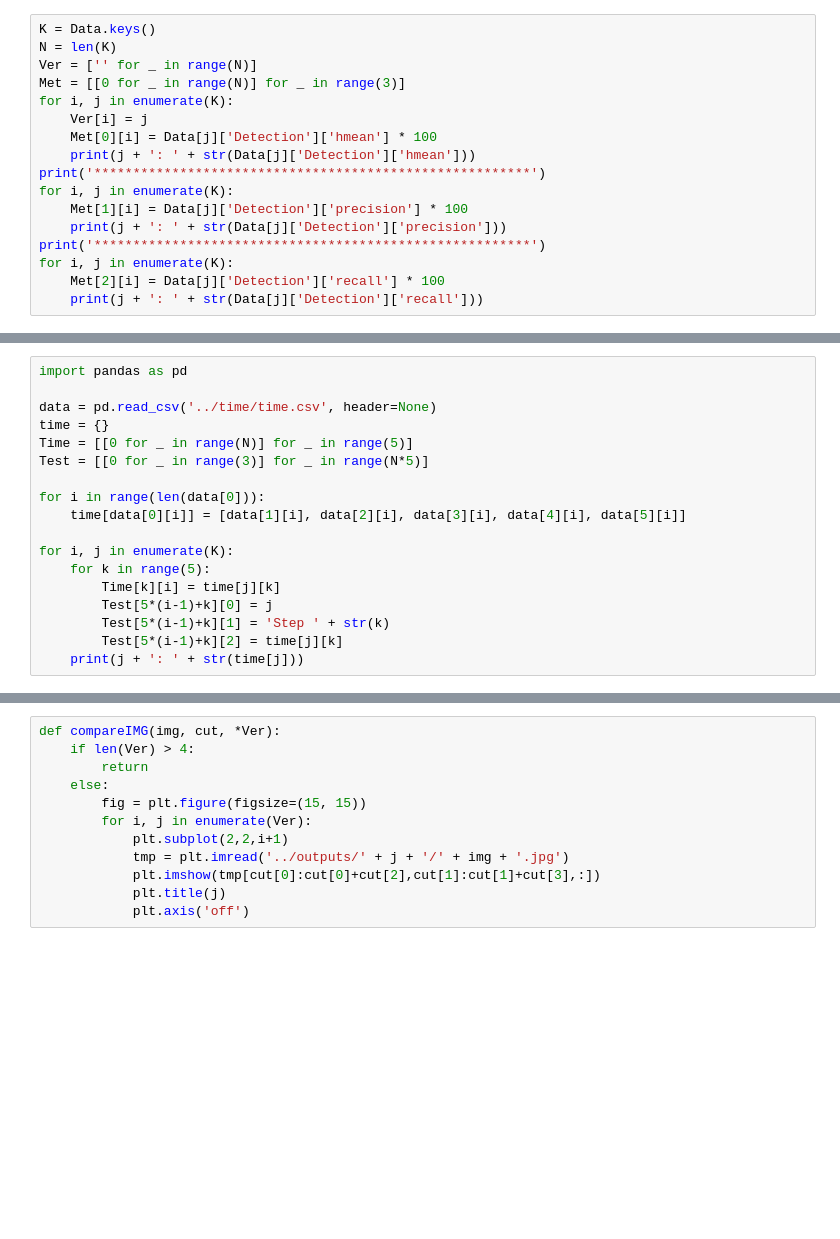
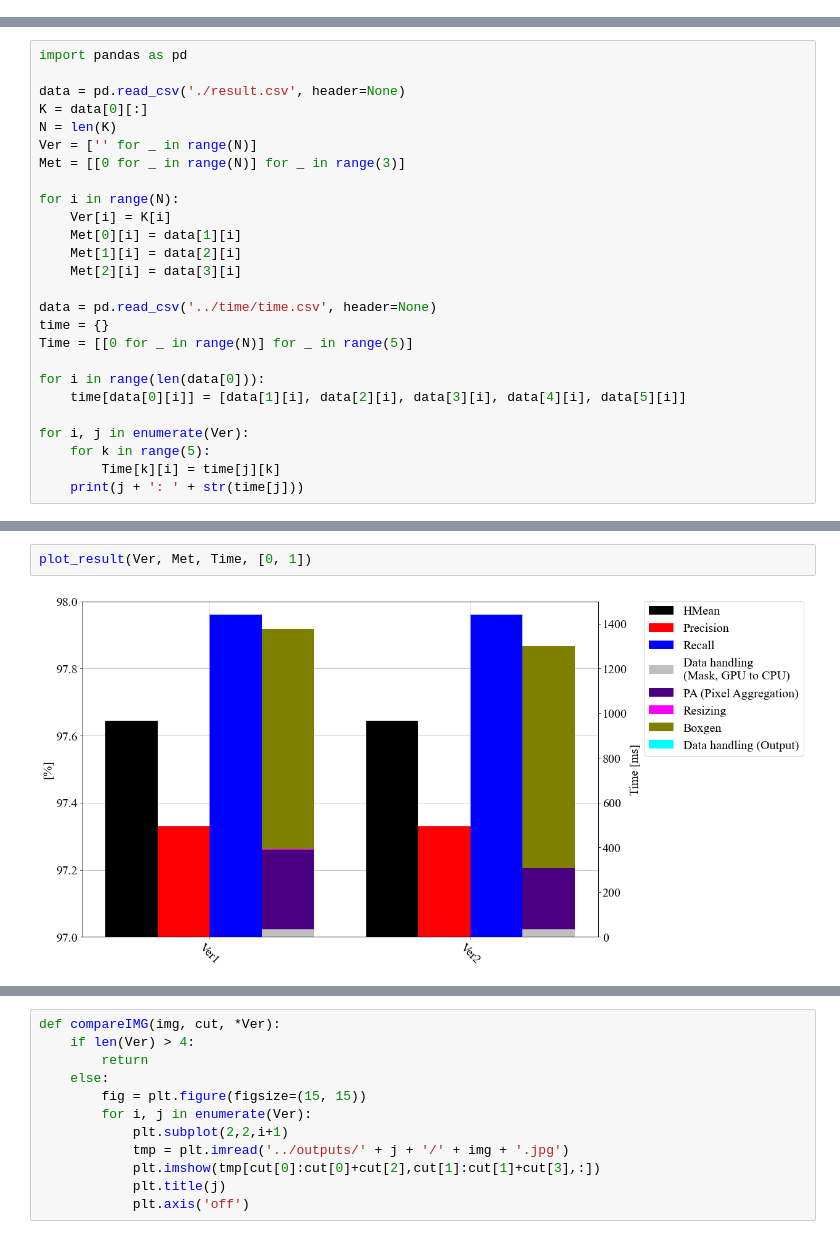
Before and after one commit to Zerohertz/pan_pp.pytorch, a Jupyter notebook: evaluation/Results.ipynb, the cells around one changed output, grey strips where cells are left out. Cells and saved outputs as stored; diff of their text form; blank space fills up the shorter version.

Commit message:
:art: Update: Evaluation (HMean, Precision, Recall, Post-processing time)

```diff
--- a/evaluation/Results.ipynb
+++ b/evaluation/Results.ipynb
@@ -7,17 +0,0 @@ dict_keys(['Ver1', 'Ver2', 'Ver3_4_0_0', 'Ver3_4_0_1', 'Ver3_4_0.1_1', 'Ver3_2_0
-# %%
-K = Data.keys()
-N = len(K)
-Ver = ['' for _ in range(N)]
-Met = [[0 for _ in range(N)] for _ in range(3)]
-for i, j in enumerate(K):
-    Ver[i] = j
-    Met[0][i] = Data[j]['Detection']['hmean'] * 100
-    print(j + ': ' + str(Data[j]['Detection']['hmean']))
-print('********************************************************')
-for i, j in enumerate(K):
-    Met[1][i] = Data[j]['Detection']['precision'] * 100
-    print(j + ': ' + str(Data[j]['Detection']['precision']))
-print('********************************************************')
-for i, j in enumerate(K):
-    Met[2][i] = Data[j]['Detection']['recall'] * 100
-    print(j + ': ' + str(Data[j]['Detection']['recall']))
@@ -42,20 +1,28 @@ Ver3_2_0.1_1: 0.9782053941908714
 # %%
 import pandas as pd
+
+data = pd.read_csv('./result.csv', header=None)
+K = data[0][:]
+N = len(K)
+Ver = ['' for _ in range(N)]
+Met = [[0 for _ in range(N)] for _ in range(3)]
+
+for i in range(N):
+    Ver[i] = K[i]
+    Met[0][i] = data[1][i]
+    Met[1][i] = data[2][i]
+    Met[2][i] = data[3][i]
 
 data = pd.read_csv('../time/time.csv', header=None)
 time = {}
 Time = [[0 for _ in range(N)] for _ in range(5)]
-Test = [[0 for _ in range(3)] for _ in range(N*5)]
 
 for i in range(len(data[0])):
     time[data[0][i]] = [data[1][i], data[2][i], data[3][i], data[4][i], data[5][i]]
 
-for i, j in enumerate(K):
+for i, j in enumerate(Ver):
     for k in range(5):
         Time[k][i] = time[j][k]
-        Test[5*(i-1)+k][0] = j
-        Test[5*(i-1)+k][1] = 'Step ' + str(k)
-        Test[5*(i-1)+k][2] = time[j][k]
     print(j + ': ' + str(time[j]))
 # %% [output]
 Ver1: [34.64651107788082, 355.8300131618387, 1.873984195218176, 985.1642811652456, 0.0071997689728689]
@@ -129,0 +89,4 @@ plt.savefig('test.png', dpi = 300, bbox_inches = 'tight', pad_inches = 0.3, tran
+# %%
+plot_result(Ver, Met, Time, [0, 1])
+# %% [output]
+[figure, added]
```
Also changed, not shown: parts of 11 cells of this notebook, 3 other files.
